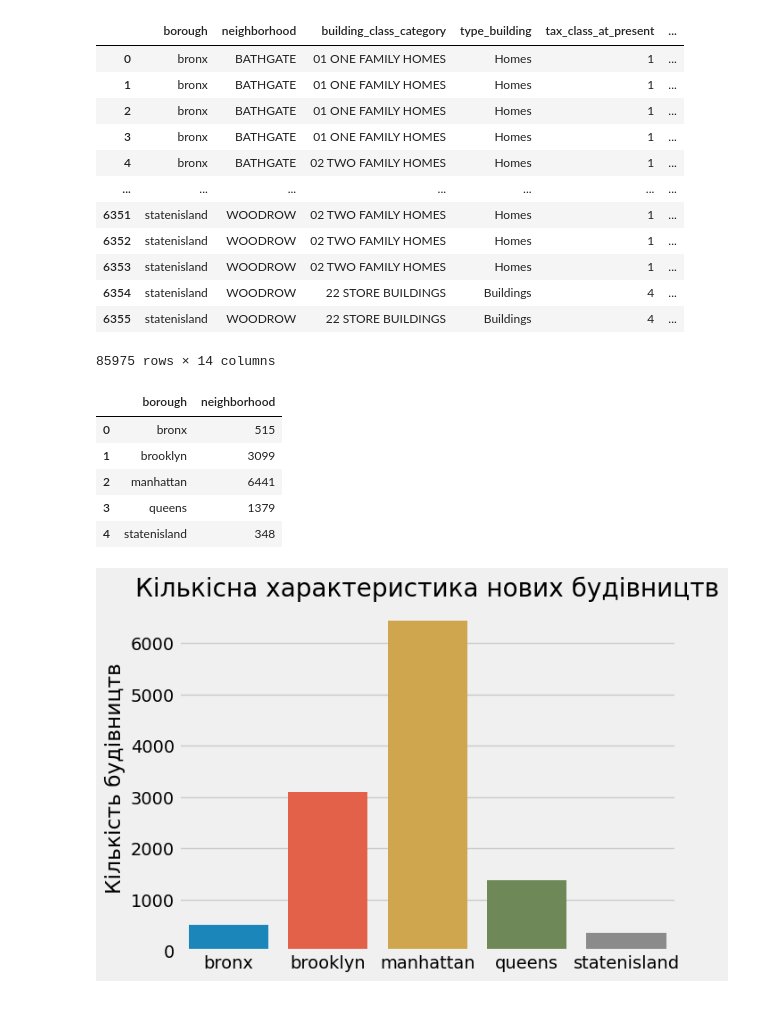
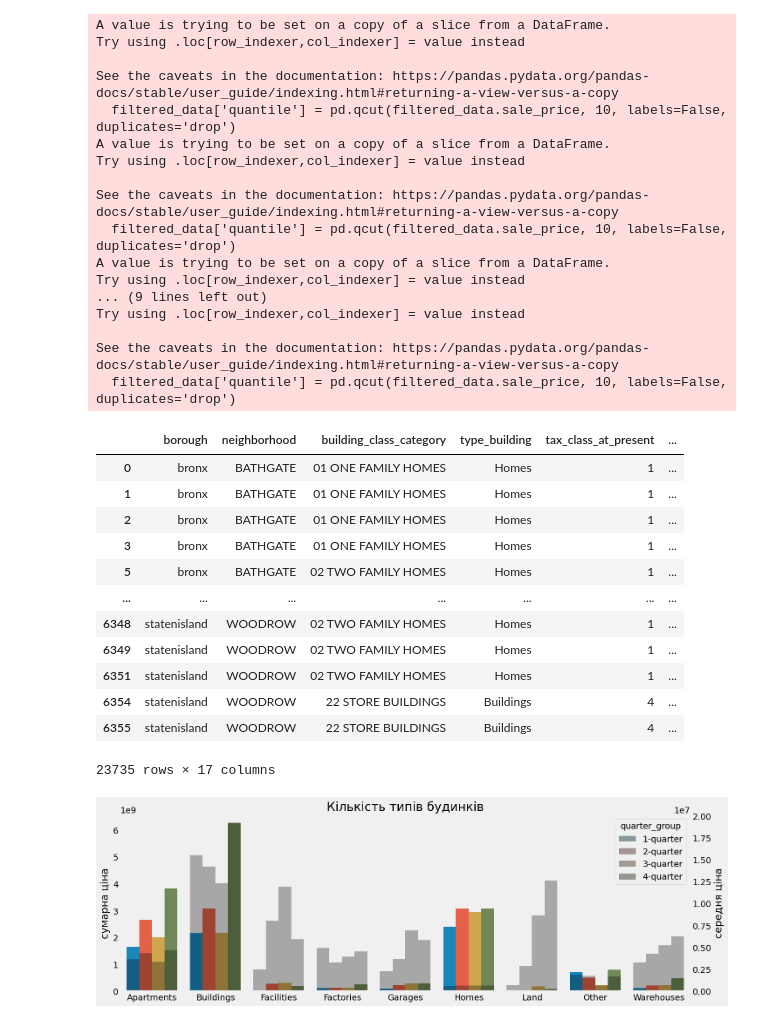
Before and after one commit to HarlamovGarik/dsml, a Jupyter notebook: Lab2/main.ipynb, the cells around one changed output. Drawn from its saved outputs; the diff is of its cells as text; code cells hidden in the pictures.

Commit message:
Lab2 changes + new graph

```diff
--- a/Lab2/main.ipynb
+++ b/Lab2/main.ipynb
@@ -27,10 +1,14 @@ data_building_class = filter_data.groupby(["building_class_at_present"]).count()
 # %%
 import re
 import os
-
+import pandas as pd
+import seaborn as sns
+from matplotlib import pyplot as plt
+import matplotlib
+matplotlib.style.use('fivethirtyeight')
 DIR_PATH = "dataset/rollingsales/"
 datas = []
-CLEAN =["apart_ment_number","zip_code","block","lot","ease_ment","address","residential_units","commercial_units", "total_units",]
+CLEAN =["apart_ment_number","zip_code","block","lot","ease_ment","address","residential_units","commercial_units"]
 def find_path(value: str):
     return re.search("(?<=_)(.*?)(?=\.)", value).group(0)
 
@@ -53,40 +31,71 @@ for path in os.listdir(DIR_PATH):
                     data.columns]
     data.borough = borough_name
     purified_data = data.drop(CLEAN,axis=1)
-    filtered_data = purified_data[(purified_data.sale_price != None) & (purified_data.sale_date != None)]
-    datas.append(filtered_data)
+    filtered_data = purified_data[(purified_data.total_units >0) & (purified_data.land_square_feet > 0)]
+    filtered_data['quantile'] = pd.qcut(filtered_data.sale_price, 10, labels=False, duplicates='drop')
+    good = filtered_data[(filtered_data['quantile'] > 0) & (filtered_data['quantile'] < 10)]
+    datas.append(good)
 
 datas = pd.concat(datas)
 datas.insert(3, "type_building", [build_type_category(category) for category in datas.building_class_category.to_list()])
 datas.insert(len(datas.columns)-1, "quarter_group", [str(value.quarter) + "-quarter" for value in datas.sale_date.to_list()])
+datas['price_per_feet'] = datas.sale_price / datas.land_square_feet
+datas = datas[datas['price_per_feet'] > 0]
 datas
 # %% [output]
+A value is trying to be set on a copy of a slice from a DataFrame.
+Try using .loc[row_indexer,col_indexer] = value instead
+
+See the caveats in the documentation: https://pandas.pydata.org/pandas-docs/stable/user_guide/indexing.html#returning-a-view-versus-a-copy
+  filtered_data['quantile'] = pd.qcut(filtered_data.sale_price, 10, labels=False, duplicates='drop')
+A value is trying to be set on a copy of a slice from a DataFrame.
+Try using .loc[row_indexer,col_indexer] = value instead
+
+See the caveats in the documentation: https://pandas.pydata.org/pandas-docs/stable/user_guide/indexing.html#returning-a-view-versus-a-copy
+  filtered_data['quantile'] = pd.qcut(filtered_data.sale_price, 10, labels=False, duplicates='drop')
+A value is trying to be set on a copy of a slice from a DataFrame.
+Try using .loc[row_indexer,col_indexer] = value instead
+... (9 lines left out)
+Try using .loc[row_indexer,col_indexer] = value instead
+
+See the caveats in the documentation: https://pandas.pydata.org/pandas-docs/stable/user_guide/indexing.html#returning-a-view-versus-a-copy
+  filtered_data['quantile'] = pd.qcut(filtered_data.sale_price, 10, labels=False, duplicates='drop')
 |  | borough | neighborhood | building_class_category | type_building | tax_class_at_present | ... |
 | 0 | bronx | BATHGATE | 01 ONE FAMILY HOMES | Homes | 1 | ... |
 | 1 | bronx | BATHGATE | 01 ONE FAMILY HOMES | Homes | 1 | ... |
 | 2 | bronx | BATHGATE | 01 ONE FAMILY HOMES | Homes | 1 | ... |
 | 3 | bronx | BATHGATE | 01 ONE FAMILY HOMES | Homes | 1 | ... |
-| 4 | bronx | BATHGATE | 02 TWO FAMILY HOMES | Homes | 1 | ... |
+| 5 | bronx | BATHGATE | 02 TWO FAMILY HOMES | Homes | 1 | ... |
 | ... | ... | ... | ... | ... | ... | ... |
+| 6348 | statenisland | WOODROW | 02 TWO FAMILY HOMES | Homes | 1 | ... |
+| 6349 | statenisland | WOODROW | 02 TWO FAMILY HOMES | Homes | 1 | ... |
 | 6351 | statenisland | WOODROW | 02 TWO FAMILY HOMES | Homes | 1 | ... |
-| 6352 | statenisland | WOODROW | 02 TWO FAMILY HOMES | Homes | 1 | ... |
-| 6353 | statenisland | WOODROW | 02 TWO FAMILY HOMES | Homes | 1 | ... |
 | 6354 | statenisland | WOODROW | 22 STORE BUILDINGS | Buildings | 4 | ... |
 | 6355 | statenisland | WOODROW | 22 STORE BUILDINGS | Buildings | 4 | ... |
-85975 rows × 14 columns
+23735 rows × 17 columns
 # %%
-group_by_new_building = datas[datas.year_built == 0].groupby(["borough"], as_index=False, group_keys=True).count()
-ax = sns.barplot(data=group_by_new_building,
-                     x=group_by_new_building.borough,
-                     y=group_by_new_building.type_building)
-ax.set(title="Кількісна характеристика нових будівництв", ylabel="Кількість будівництв", xlabel="")
-group_by_new_building.loc[:,["borough","neighborhood"]]
+group_by_type_building = datas.groupby(["quarter_group","type_building"], as_index=False)
+fig, ax=plt.subplots(figsize=(15,5))
+group_by_type_building_mean = group_by_type_building.mean()
+group_by_type_building_sum = group_by_type_building.sum()
+ax=sns.barplot(data=group_by_type_building_sum,
+                x=group_by_type_building_sum.type_building,
+                y=group_by_type_building_sum.sale_price,
+                hue=group_by_type_building_sum.quarter_group,
+                zorder=2)
+ax2 = ax.twinx()
+ax2=sns.barplot(data=group_by_type_building_mean,
+                x=group_by_type_building_mean.type_building,
+                y=group_by_type_building_mean.sale_price,
+                zorder=2,
+                hue=group_by_type_building_sum.quarter_group,
+                palette=['black','black','black','black'],
+                alpha=0.3,
+                linewidth=1.5)
+ax.set(title="Кількість типів будинків", xlabel=None, ylabel="сумарна ціна")
+ax2.set(xlabel=None, ylabel="середня ціна")
+ax.grid(False)
+ax2.grid(False)
 # %% [output]
-|  | borough | neighborhood |
-| 0 | bronx | 515 |
-| 1 | brooklyn | 3099 |
-| 2 | manhattan | 6441 |
-| 3 | queens | 1379 |
-| 4 | statenisland | 348 |
-[figure, old version]
+[figure, new version]
 # %%
```
Also changed, not shown: parts of 9 cells of this notebook, 1 other file.
